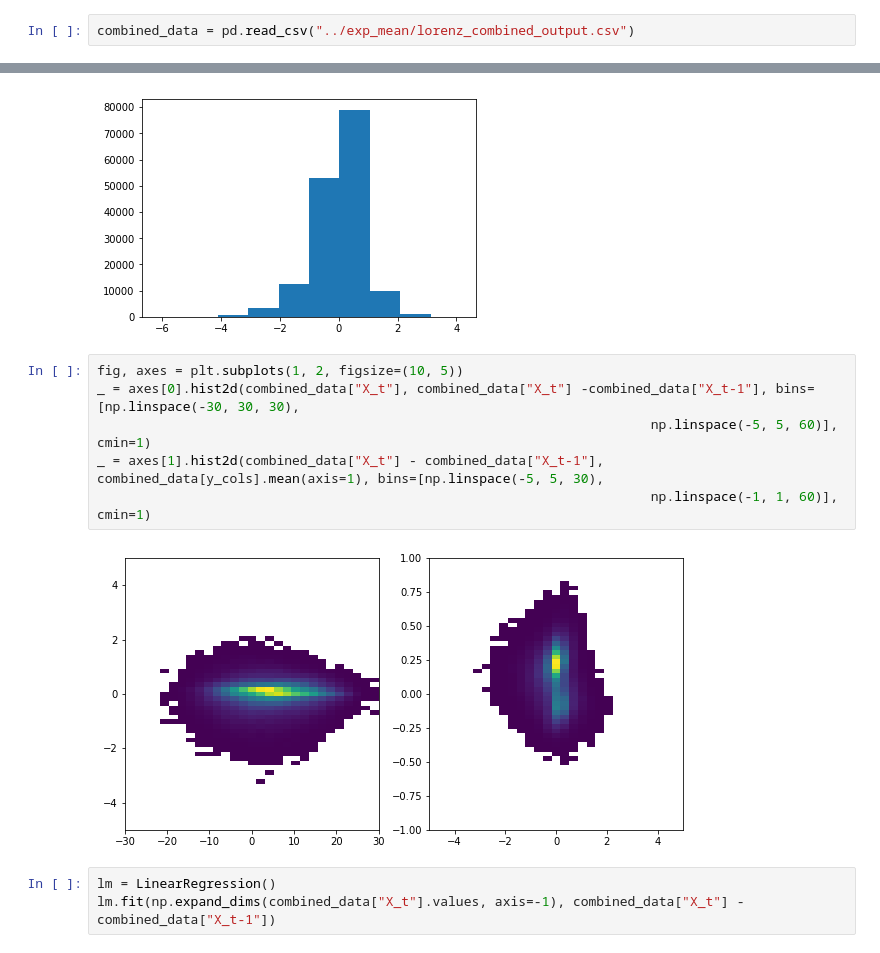
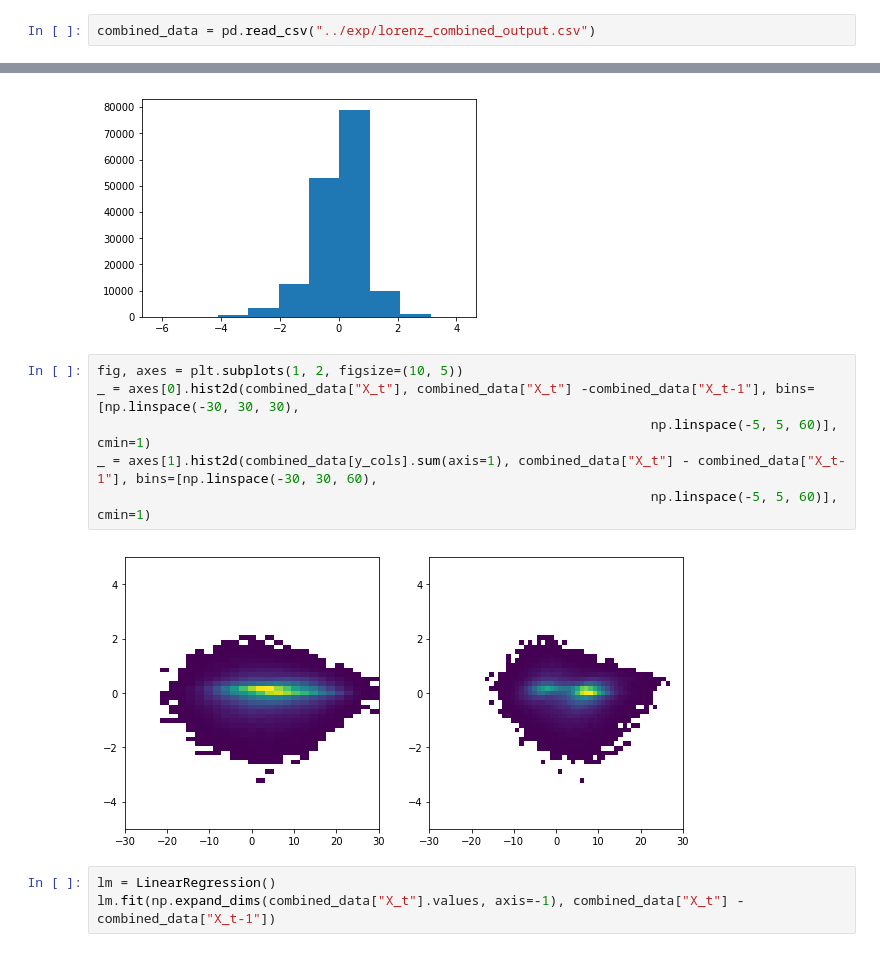
Before and after one commit to djgagne/lorenz_gan, a Jupyter notebook: notebooks/lorenz_gan_eval.ipynb, the cells around one changed output, grey strips where cells are left out. Cells and saved outputs as stored; diff of their text form.

```diff
--- a/notebooks/lorenz_gan_eval.ipynb
+++ b/notebooks/lorenz_gan_eval.ipynb
@@ -134,7 +141,7 @@ gan_loss[["Gen accuracy", "Disc accuracy"]].rolling(1000).mean().plot()
 <matplotlib.axes._subplots.AxesSubplot at 0x...>
 [figure]
 # %%
-combined_data = pd.read_csv("../exp_mean/lorenz_combined_output.csv")
+combined_data = pd.read_csv("../exp/lorenz_combined_output.csv")
 # %%
 y_cols = combined_data.columns[combined_data.columns.str.contains("Y")]
 x_cols = combined_data.columns[combined_data.columns.str.contains("X")]
@@ -470,11 +497,11 @@ plt.hist(combined_data["X_t"] - combined_data["X_t-2"])
 # %%
 fig, axes = plt.subplots(1, 2, figsize=(10, 5))
 _ = axes[0].hist2d(combined_data["X_t"], combined_data["X_t"] -combined_data["X_t-1"], bins=[np.linspace(-30, 30, 30),
                                                                        np.linspace(-5, 5, 60)], cmin=1)
-_ = axes[1].hist2d(combined_data["X_t"] - combined_data["X_t-1"], combined_data[y_cols].mean(axis=1), bins=[np.linspace(-5, 5, 30),
-                                                                       np.linspace(-1, 1, 60)], cmin=1)
+_ = axes[1].hist2d(combined_data[y_cols].sum(axis=1), combined_data["X_t"] - combined_data["X_t-1"], bins=[np.linspace(-30, 30, 60),
+                                                                       np.linspace(-5, 5, 60)], cmin=1)
 # %% [output]
-[figure, old version]
+[figure, new version]
 # %%
 lm = LinearRegression()
 lm.fit(np.expand_dims(combined_data["X_t"].values, axis=-1), combined_data["X_t"] -combined_data["X_t-1"])
```
Also changed, not shown: parts of 11 cells of this notebook, 4 other files.
